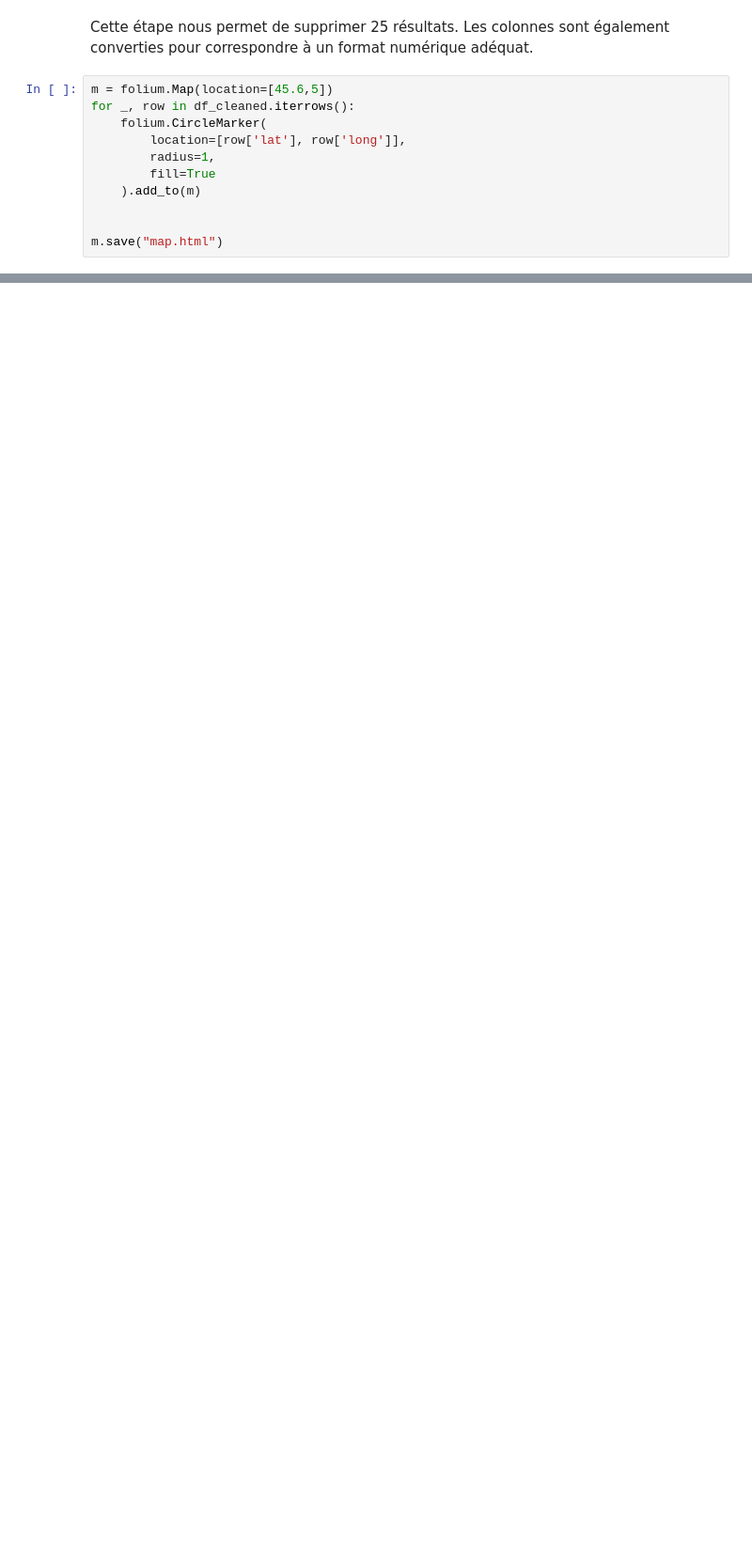
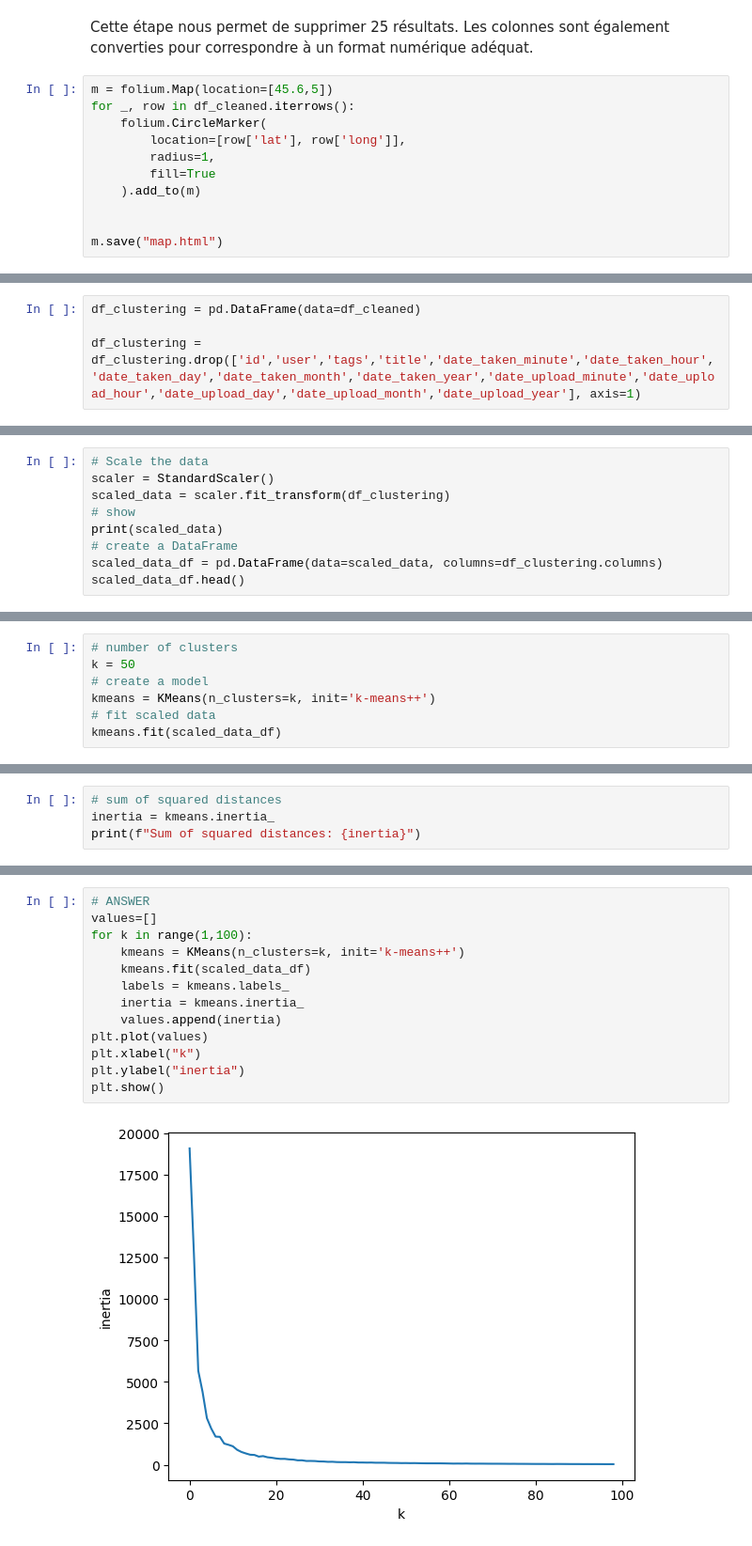
Before and after one commit to CLEMS3/LyonPhoto-DataMining, a Jupyter notebook: project.ipynb, the cells around one changed output, grey strips where cells are left out. Shown at 94% size. Saved outputs shown, nothing was run; the diff lists cells and outputs as text; blank space fills up the shorter version.

```diff
--- a/project.ipynb
+++ b/project.ipynb
@@ -194,0 +280,4 @@ m.save("map.html")
+# %%
+df_clustering = pd.DataFrame(data=df_cleaned)
+
+df_clustering = df_clustering.drop(['id','user','tags','title','date_taken_minute','date_taken_hour','date_taken_day','date_taken_month','date_taken_year','date_upload_minute','date_upload_hour','date_upload_day','date_upload_month','date_upload_year'], axis=1)
@@ -194,0 +286,9 @@ m.save("map.html")
+# %%
+# Scale the data
+scaler = StandardScaler()
+scaled_data = scaler.fit_transform(df_clustering)
+# show
+print(scaled_data)
+# create a DataFrame
+scaled_data_df = pd.DataFrame(data=scaled_data, columns=df_clustering.columns)
+scaled_data_df.head()
@@ -194,0 +316,7 @@ m.save("map.html")
+# %%
+# number of clusters
+k = 50
+# create a model
+kmeans = KMeans(n_clusters=k, init='k-means++')
+# fit scaled data
+kmeans.fit(scaled_data_df)
@@ -194,0 +331,4 @@ m.save("map.html")
+# %%
+# sum of squared distances
+inertia = kmeans.inertia_
+print(f"Sum of squared distances: {inertia}")
@@ -194,0 +337,15 @@ m.save("map.html")
+# %%
+# ANSWER
+values=[]
+for k in range(1,100):
+    kmeans = KMeans(n_clusters=k, init='k-means++')
+    kmeans.fit(scaled_data_df)
+    labels = kmeans.labels_
+    inertia = kmeans.inertia_
+    values.append(inertia)
+plt.plot(values)
+plt.xlabel("k")
+plt.ylabel("inertia")
+plt.show()
+# %% [output]
+[figure, added]
```
Also changed, not shown: parts of 35 cells of this notebook, 3 other files.
